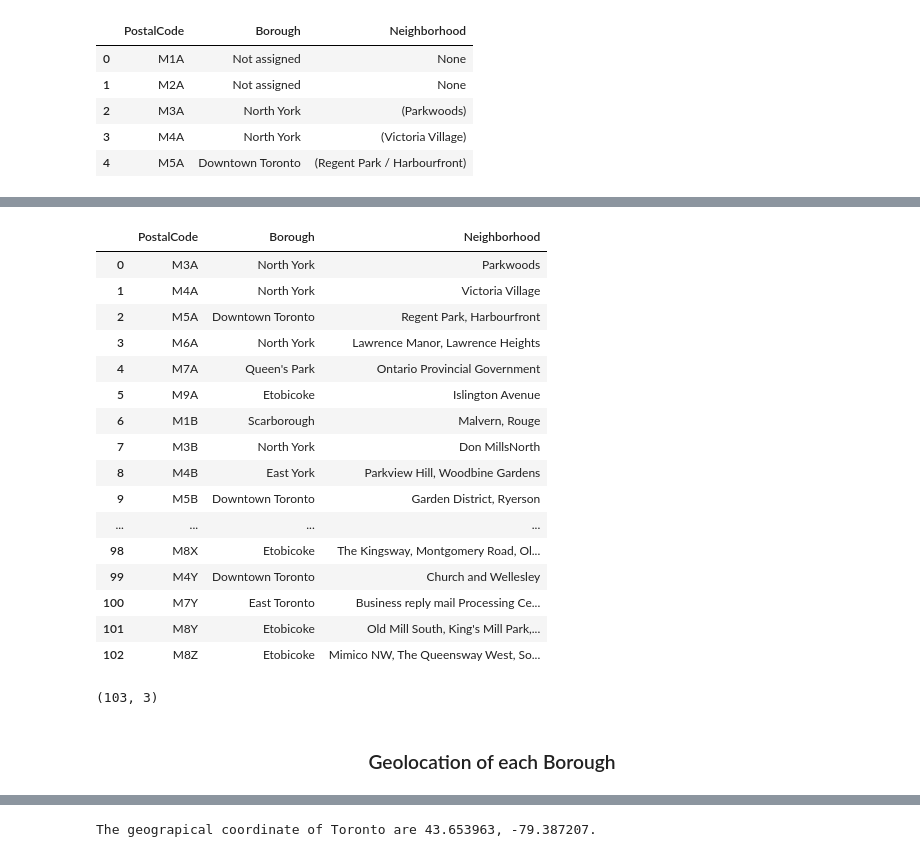
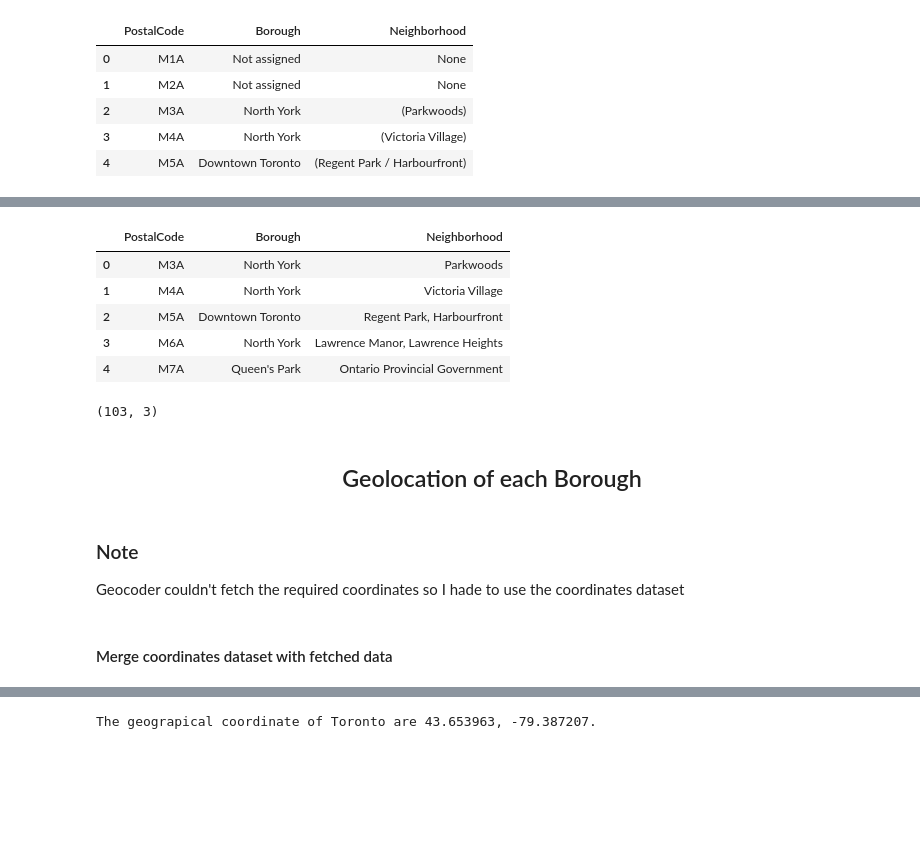
Before and after one commit to nikossyr/Capstone-Project-Notebook, a Jupyter notebook: ADS-CapstoneAssign_2.ipynb, the cells around one changed output, grey strips where cells are left out. Saved outputs shown, nothing was run; the diff lists cells and outputs as text; code cells hidden in the pictures; blank space fills up the shorter version.

```diff
--- a/ADS-CapstoneAssign_2.ipynb
+++ b/ADS-CapstoneAssign_2.ipynb
@@ -95,36 +104,31 @@ df
 # %%
 # Remove parenthesis and replace slash with comma
 df.Neighborhood = df.Neighborhood.str.replace(r"\(", "")
 df.Neighborhood = df.Neighborhood.str.replace(r"\)", "")
 df.Neighborhood = df.Neighborhood.str.replace(r" \/", ", ")
 # Remove comma at start of some cells
 df.Neighborhood = df.Neighborhood.str.replace(r"^,", "")
 df.Neighborhood = df.Neighborhood.str.replace(r" ,", ",")
-df
+df.head()
 # %% [output]
 |  | PostalCode | Borough | Neighborhood |
 | 0 | M3A | North York | Parkwoods |
 | 1 | M4A | North York | Victoria Village |
 | 2 | M5A | Downtown Toronto | Regent Park, Harbourfront |
 | 3 | M6A | North York | Lawrence Manor, Lawrence Heights |
 | 4 | M7A | Queen's Park | Ontario Provincial Government |
-| 5 | M9A | Etobicoke | Islington Avenue |
-| 6 | M1B | Scarborough | Malvern, Rouge |
-| 7 | M3B | North York | Don MillsNorth |
-| 8 | M4B | East York | Parkview Hill, Woodbine Gardens |
-| 9 | M5B | Downtown Toronto | Garden District, Ryerson |
-| ... | ... | ... | ... |
-| 98 | M8X | Etobicoke | The Kingsway, Montgomery Road, Ol... |
-| 99 | M4Y | Downtown Toronto | Church and Wellesley |
-| 100 | M7Y | East Toronto | Business reply mail Processing Ce... |
-| 101 | M8Y | Etobicoke | Old Mill South, King's Mill Park,... |
-| 102 | M8Z | Etobicoke | Mimico NW, The Queensway West, So... |
 # %%
 df.shape
 # %% [output]
 (103, 3)
 # %% [markdown]
-<h3><center>Geolocation of each Borough</center></h3>
+<h2 align=center>Geolocation of each Borough</h2>
+# %% [markdown]
+### Note
+
+Geocoder couldn't fetch the required coordinates so I hade to use the coordinates dataset
+# %% [markdown]
+<h4>Merge coordinates dataset with fetched data</h4>
 # %%
 coordf =  pd.read_csv('Geospatial_Coordinates.csv')
 coordf.rename(columns = {'Postal Code':'PostalCode'}, inplace = True)
```
Also changed, not shown: parts of 42 cells of this notebook.
